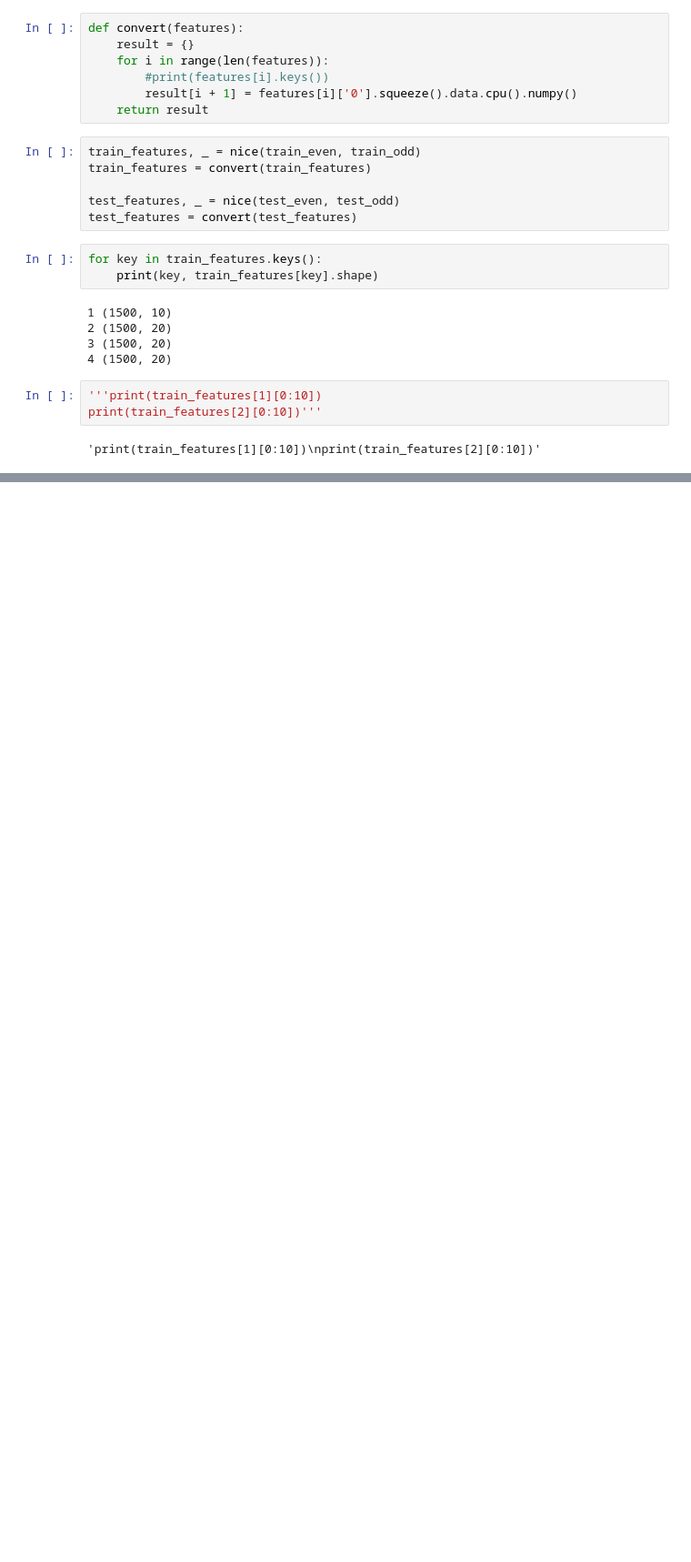
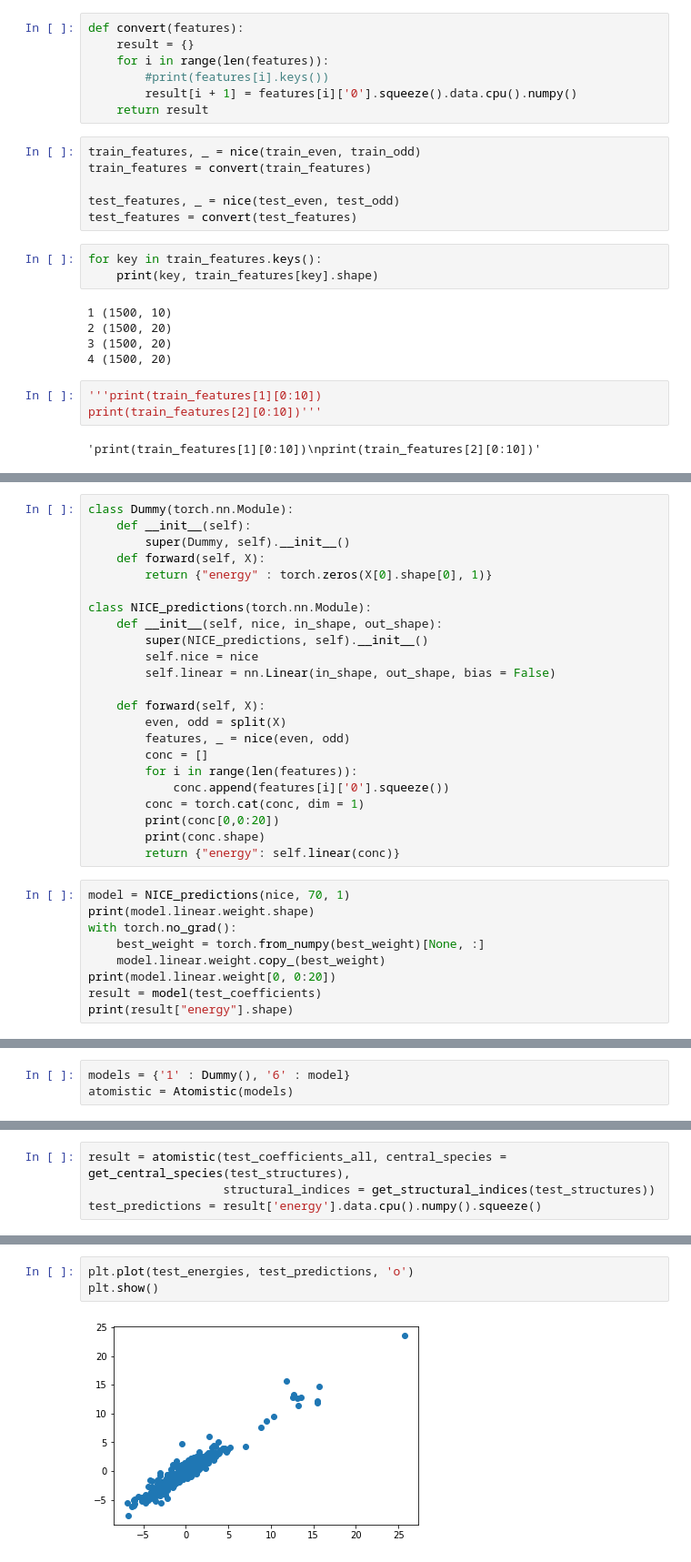
Before and after one commit to lab-cosmo/wigner_kernels, a Jupyter notebook: nice_comparison_c_centered.ipynb, the cells around one changed output, grey strips where cells are left out. Shown at 91% size. Saved outputs shown, nothing was run; the diff lists cells and outputs as text; blank space fills up the shorter version.

```diff
--- a/nice_comparison_c_centered.ipynb
+++ b/nice_comparison_c_centered.ipynb
@@ -264,0 +306,32 @@ plt.show()
+# %%
+class Dummy(torch.nn.Module):
+    def __init__(self):
+        super(Dummy, self).__init__()
+    def forward(self, X):
+        return {"energy" : torch.zeros(X[0].shape[0], 1)}
+
+class NICE_predictions(torch.nn.Module):
+    def __init__(self, nice, in_shape, out_shape):
+        super(NICE_predictions, self).__init__()
+        self.nice = nice
+        self.linear = nn.Linear(in_shape, out_shape, bias = False)
+
+    def forward(self, X):
+        even, odd = split(X)
+        features, _ = nice(even, odd)
+        conc = []
+        for i in range(len(features)):
+            conc.append(features[i]['0'].squeeze())
+        conc = torch.cat(conc, dim = 1)
+        print(conc[0,0:20])
+        print(conc.shape)
+        return {"energy": self.linear(conc)}
+# %%
+model = NICE_predictions(nice, 70, 1)
+print(model.linear.weight.shape)
+with torch.no_grad():
+    best_weight = torch.from_numpy(best_weight)[None, :]
+    model.linear.weight.copy_(best_weight)
+print(model.linear.weight[0, 0:20])
+result = model(test_coefficients)
+print(result["energy"].shape)
@@ -264,0 +352,3 @@ plt.show()
+# %%
+models = {'1' : Dummy(), '6' : model}
+atomistic = Atomistic(models)
@@ -264,0 +359,4 @@ plt.show()
+# %%
+result = atomistic(test_coefficients_all, central_species = get_central_species(test_structures),
+                   structural_indices = get_structural_indices(test_structures))
+test_predictions = result['energy'].data.cpu().numpy().squeeze()
@@ -264,0 +386,5 @@ plt.show()
+# %%
+plt.plot(test_energies, test_predictions, 'o')
+plt.show()
+# %% [output]
+[figure, added]
```
Also changed, not shown: parts of 16 cells of this notebook.
